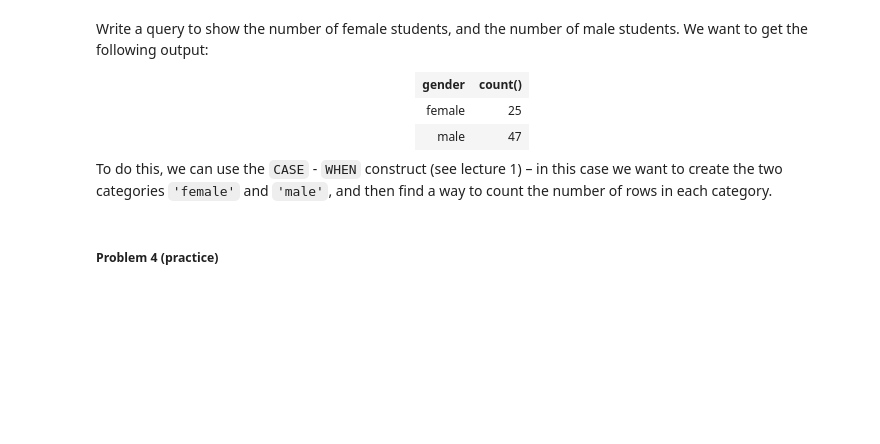
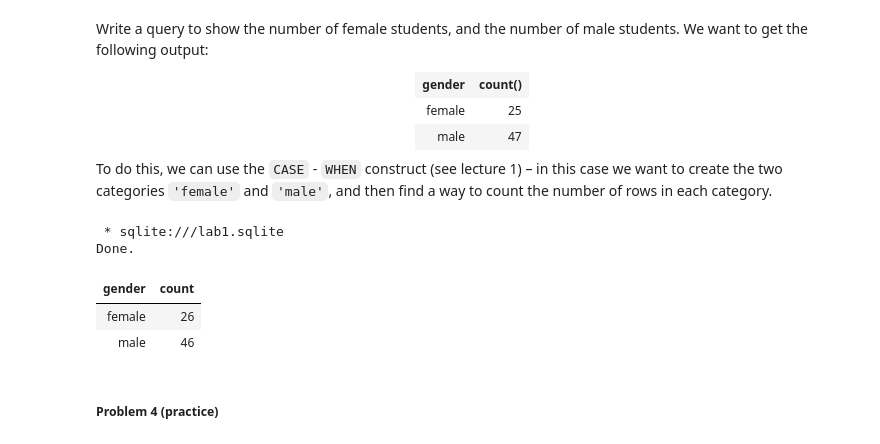
Before and after one commit to PelleHansson/databas, a Jupyter notebook: lab1/lab1.ipynb, the cells around one changed output. Drawn from its saved outputs; the diff is of its cells as text; code cells hidden in the pictures; blank space fills up the shorter version.

```diff
--- a/lab1/lab1.ipynb
+++ b/lab1/lab1.ipynb
@@ -388,6 +454,20 @@ Write a query to show the number of female students, and the number of male stud
 To do this, we can use the `CASE` - `WHEN` construct (see lecture 1) &#x2013; in this case we want to create the two categories `'female'` and `'male'`, and then find a way to count the number of rows in each category.
 # %%
 %%sql
+SELECT
+    CASE
+        WHEN SUBSTR(ssn, 12 , 1 ) % 2 =  0 THEN 'female'
+        WHEN SUBSTR(ssn, 12 , 1 ) % 2 =  1 THEN 'male'
+    END AS gender,
+    count(*) AS count
+FROM Students
+Group BY gender
+# %% [output]
+ * sqlite:///lab1.sqlite
+Done.
+| gender | count |
+| female | 26 |
+| male | 46 |
 # %% [markdown]
 ##### Problem 4 (practice)
 # %% [markdown]
```
Also changed, not shown: parts of 5 cells of this notebook.
